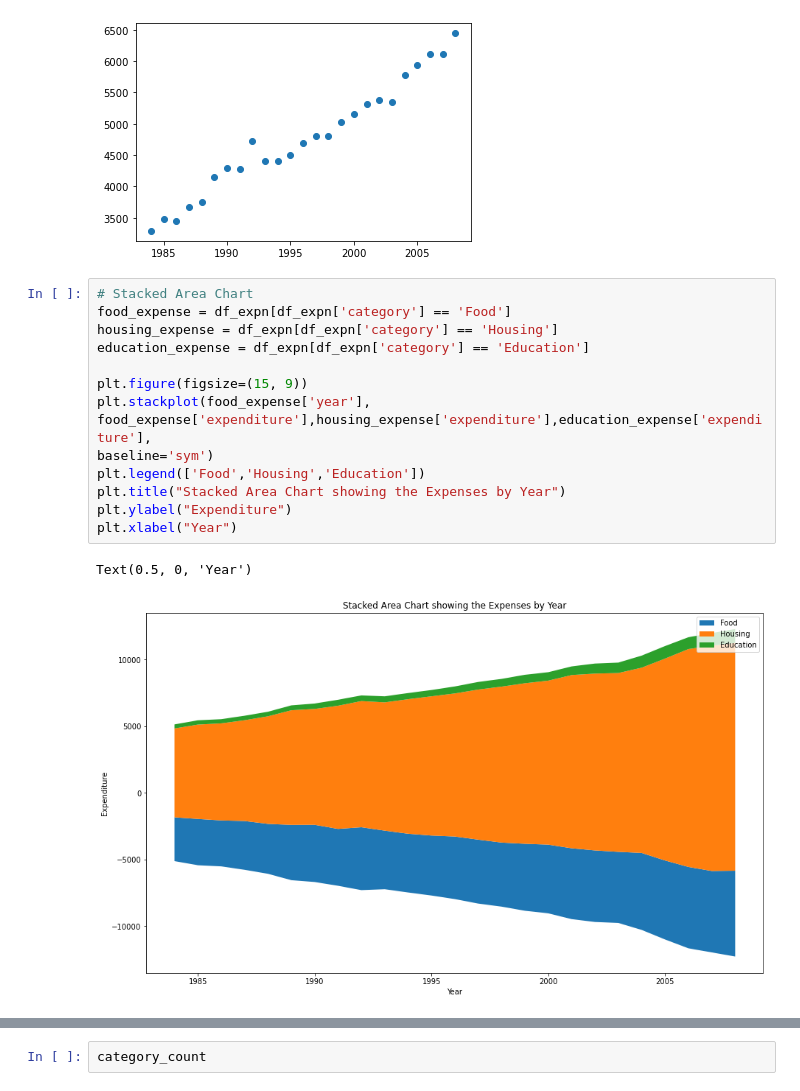
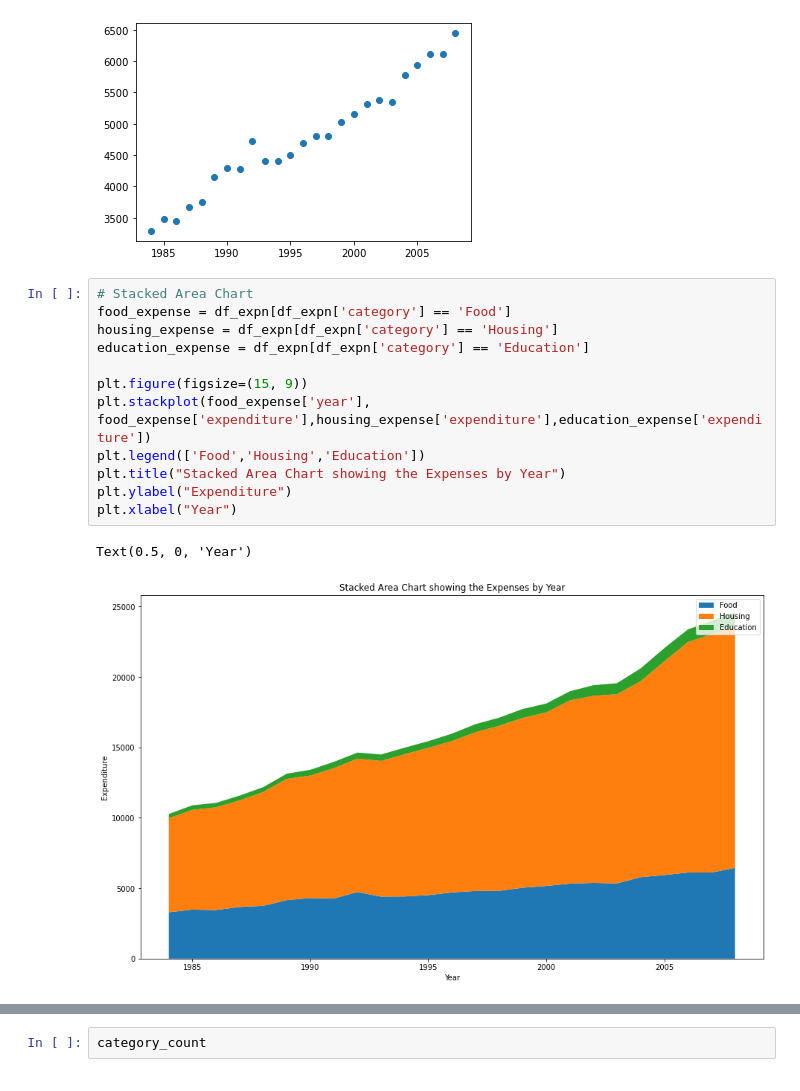
Before and after one commit to samantoz/dsc640-data_presentation, a Jupyter notebook: notebook/ex3.2.ipynb, the cells around one changed output, grey strips where cells are left out. Cells and saved outputs as stored; diff of their text form.

```diff
--- a/notebook/ex3.2.ipynb
+++ b/notebook/ex3.2.ipynb
@@ -68,19 +69,18 @@ plt.scatter(food_expense['year'],food_expense['expenditure'])
 # %%
 # Stacked Area Chart
 food_expense = df_expn[df_expn['category'] == 'Food']
 housing_expense = df_expn[df_expn['category'] == 'Housing']
 education_expense = df_expn[df_expn['category'] == 'Education']
 
 plt.figure(figsize=(15, 9))
-plt.stackplot(food_expense['year'], food_expense['expenditure'],housing_expense['expenditure'],education_expense['expenditure'],
-baseline='sym')
+plt.stackplot(food_expense['year'], food_expense['expenditure'],housing_expense['expenditure'],education_expense['expenditure'])
 plt.legend(['Food','Housing','Education'])
 plt.title("Stacked Area Chart showing the Expenses by Year")
 plt.ylabel("Expenditure")
 plt.xlabel("Year")
 # %% [output]
 Text(0.5, 0, 'Year')
-[figure, old version]
+[figure, new version]
 # %%
 # Tree plots
 
```
Also changed, not shown: parts of 3 cells of this notebook, 5 other files.
